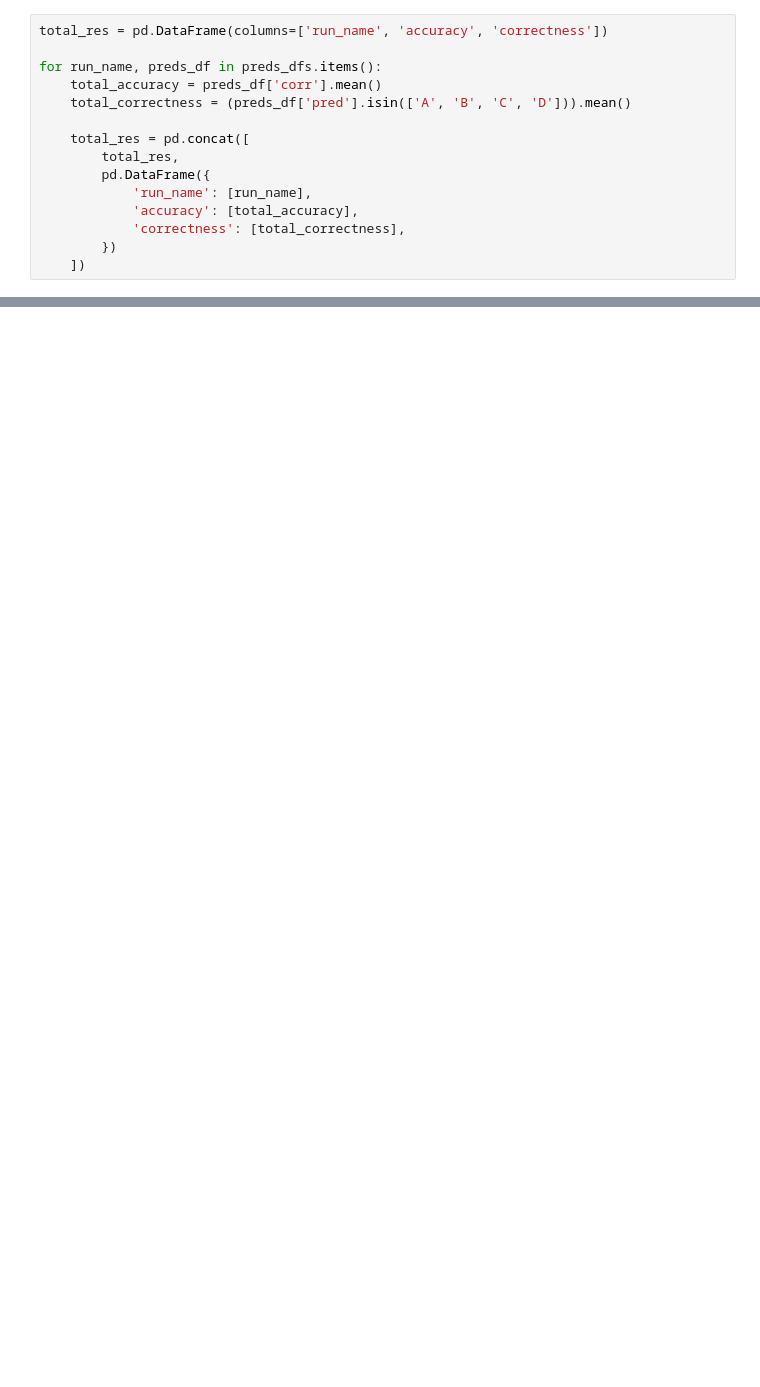
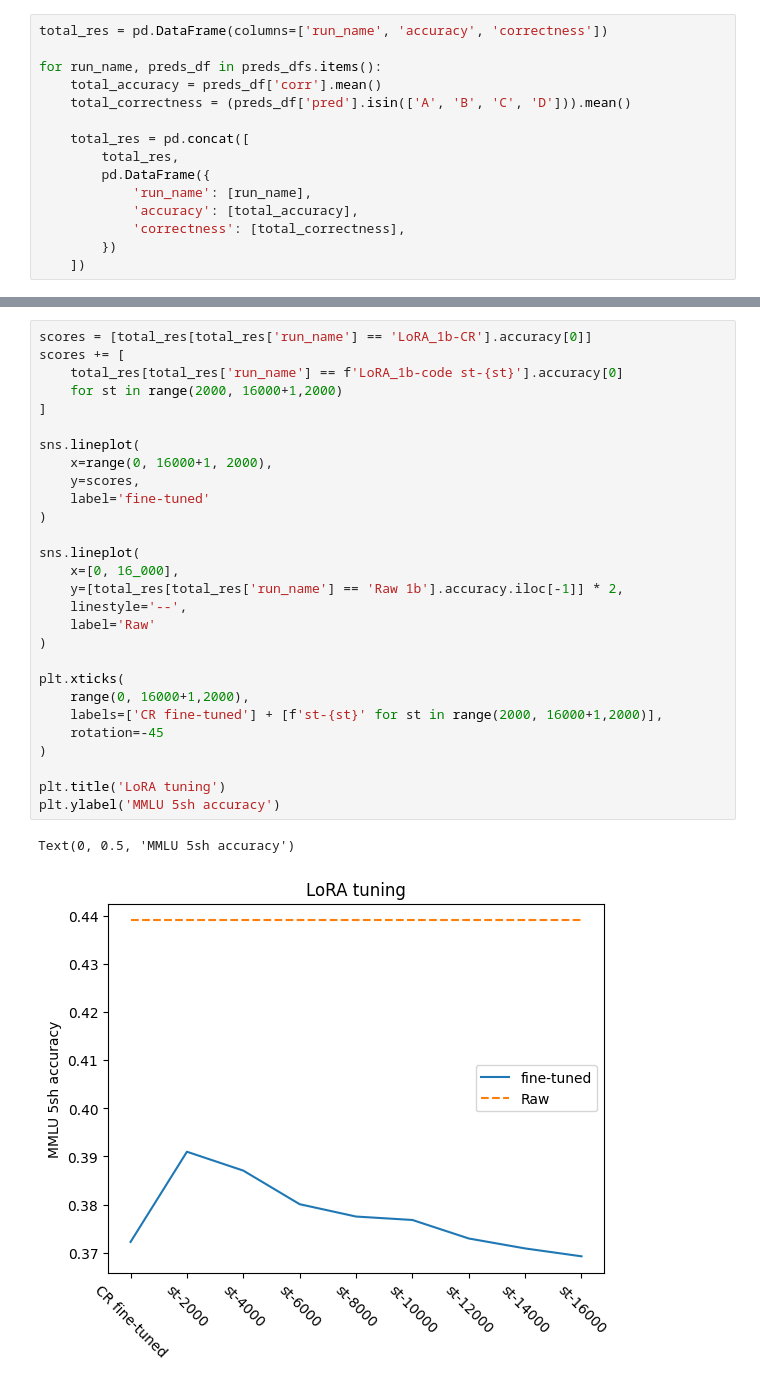
Before and after one commit to Bogachevv/OrthogonalFineTune, a Jupyter notebook: view_MMLU.ipynb, the cells around one changed output, grey strips where cells are left out. Drawn from its saved outputs; the diff is of its cells as text; blank space fills up the shorter version.

```diff
--- a/view_MMLU.ipynb
+++ b/view_MMLU.ipynb
@@ -283,0 +306,31 @@ total_res
+# %%
+scores = [total_res[total_res['run_name'] == 'LoRA_1b-CR'].accuracy[0]]
+scores += [
+    total_res[total_res['run_name'] == f'LoRA_1b-code st-{st}'].accuracy[0]
+    for st in range(2000, 16000+1,2000)
+]
+
+sns.lineplot(
+    x=range(0, 16000+1, 2000),
+    y=scores,
+    label='fine-tuned'
+)
+
+sns.lineplot(
+    x=[0, 16_000],
+    y=[total_res[total_res['run_name'] == 'Raw 1b'].accuracy.iloc[-1]] * 2,
+    linestyle='--',
+    label='Raw'
+)
+
+plt.xticks(
+    range(0, 16000+1,2000),
+    labels=['CR fine-tuned'] + [f'st-{st}' for st in range(2000, 16000+1,2000)],
+    rotation=-45
+)
+
+plt.title('LoRA tuning')
+plt.ylabel('MMLU 5sh accuracy')
+# %% [output]
+Text(0, 0.5, 'MMLU 5sh accuracy')
+[figure, added]
```
Also changed, not shown: parts of 10 cells of this notebook, 2 other files.
